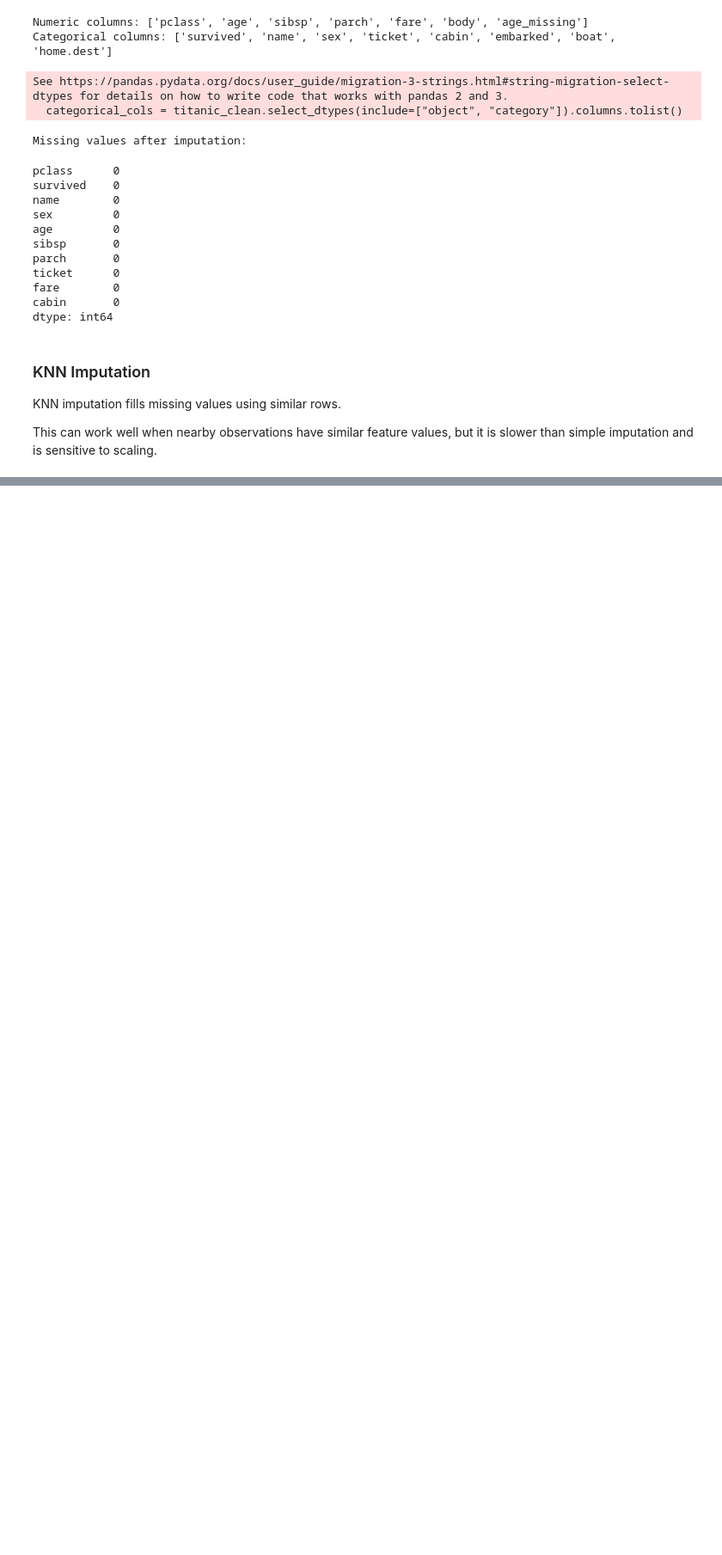
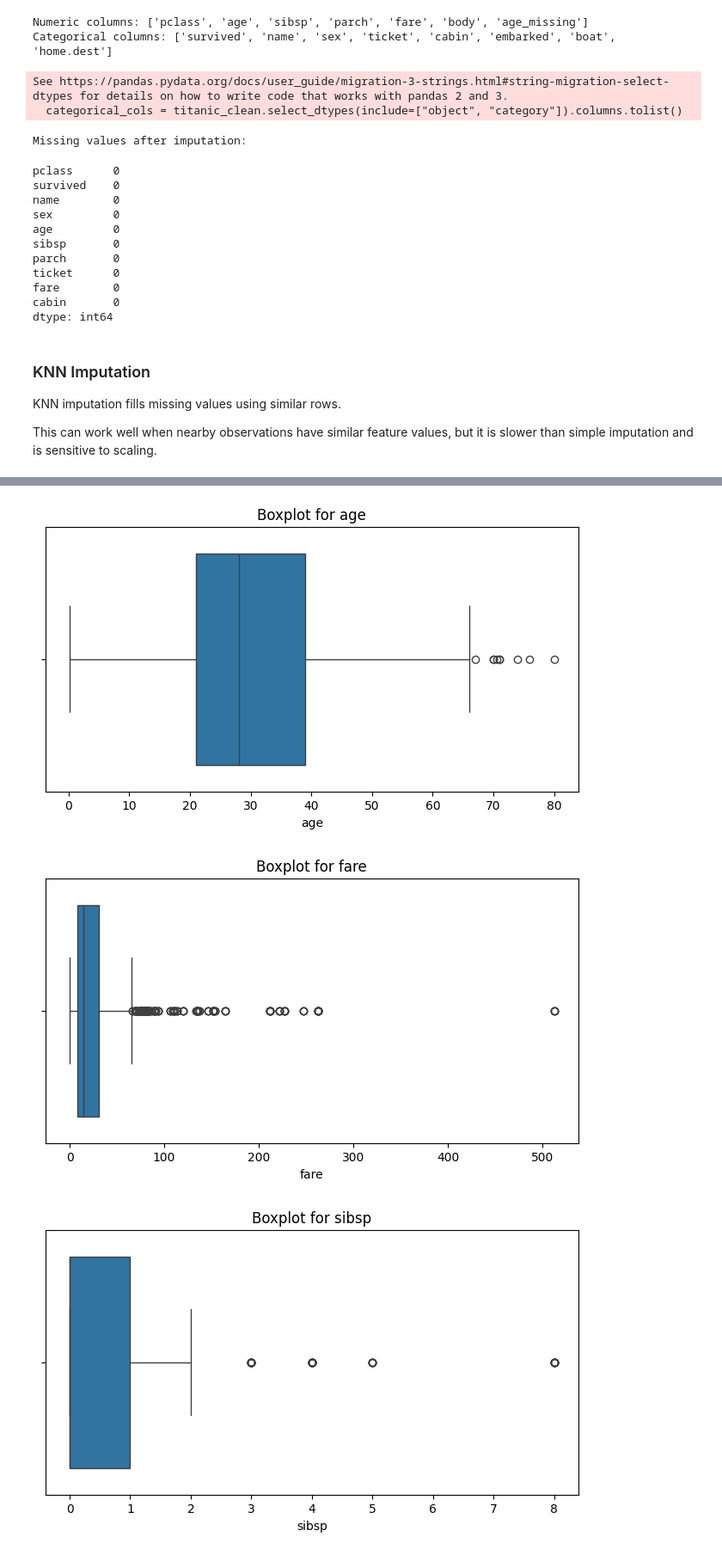
Before and after one commit to ninadparab/Data-Science-and-Machine-Learning-Guides, a Jupyter notebook: Data Cleaning.ipynb, the cells around one changed output, grey strips where cells are left out. Shown at 86% size. Drawn from its saved outputs; the diff is of its cells as text; code cells hidden in the pictures; blank space fills up the shorter version.

```diff
--- a/Data Cleaning.ipynb
+++ b/Data Cleaning.ipynb
@@ -188,0 +199,14 @@ display(titanic_knn_imputed.loc[missing_age_indices].head())
+# %%
+# Select numeric columns for Titanic
+
+titanic_num = titanic_df[["age", "fare", "sibsp", "parch"]].copy()
+
+for col in titanic_num.columns:
+    plt.figure(figsize=(8, 4))
+    sns.boxplot(x=titanic_num[col])
+    plt.title(f"Boxplot for {col}")
+    plt.show()
+# %% [output]
+[figure, added]
+[figure, added]
+[figure, added]
```
Also changed, not shown: parts of 38 cells of this notebook, 1 other file.
